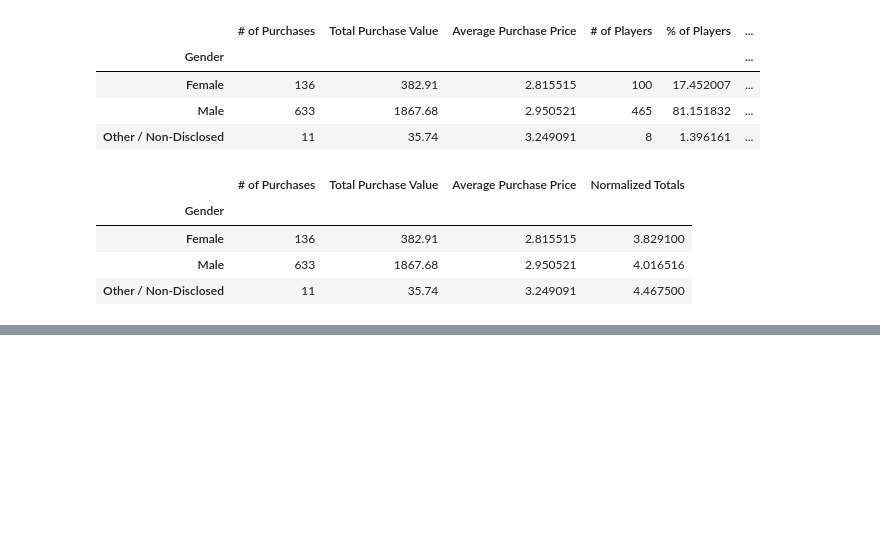
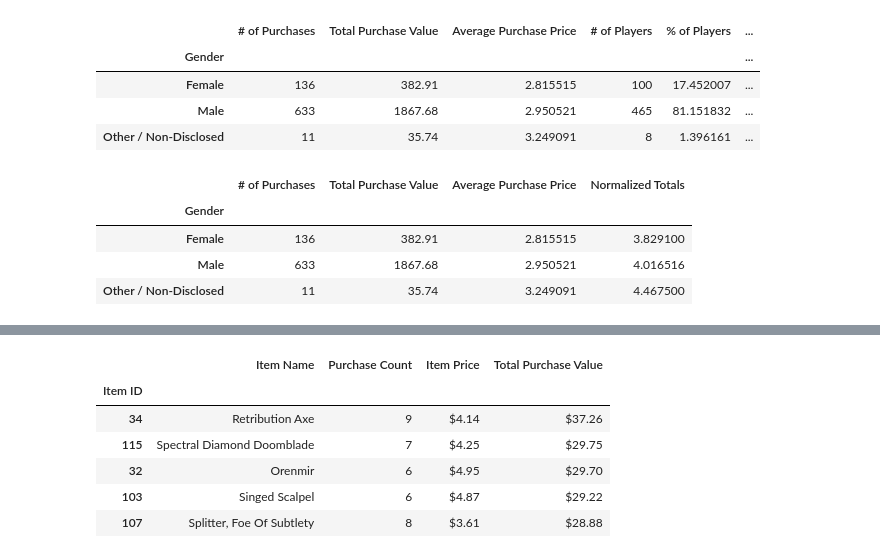
Before and after one commit to sarahdagher/HeroesOfPymoli, a Jupyter notebook: HeroesOfPymoli.ipynb, the cells around one changed output, grey strips where cells are left out. Drawn from its saved outputs; the diff is of its cells as text; code cells hidden in the pictures; blank space fills up the shorter version.

```diff
--- a/HeroesOfPymoli.ipynb
+++ b/HeroesOfPymoli.ipynb
@@ -125,0 +137,10 @@ pur_analysis_gen
+# %%
+#create rows based on age ranges
+pur_df.loc[(pur_df['Age'] < 10), 'age_bin'] = "< 10"
+pur_df.loc[(pur_df['Age'] >= 10) & (pur_df['Age'] <= 14), 'age_bin'] = "10 - 14"
+pur_df.loc[(pur_df['Age'] >= 15) & (pur_df['Age'] <= 19), 'age_bin'] = "15 - 19"
+pur_df.loc[(pur_df['Age'] >= 20) & (pur_df['Age'] <= 24), 'age_bin'] = "20 - 24"
+pur_df.loc[(pur_df['Age'] >= 25) & (pur_df['Age'] <= 29), 'age_bin'] = "25 - 29"
+pur_df.loc[(pur_df['Age'] >= 30) & (pur_df['Age'] <= 34), 'age_bin'] = "30 - 34"
+pur_df.loc[(pur_df['Age'] >= 35) & (pur_df['Age'] <= 39), 'age_bin'] = "35 - 39"
+pur_df.loc[(pur_df['Age'] >= 40), 'age_bin'] = "> 40"
@@ -125,0 +253,20 @@ pur_analysis_gen
+# %%
+top_5_profit = pd.DataFrame(pur_df.groupby('Item ID')['Price'].sum())
+top_5_profit.sort_values('Price', ascending = False, inplace = True)
+top_5_profit = top_5_profit.iloc[0:5][:]
+pur_count_profit = pd.DataFrame(pur_df.groupby('Item ID')['Item ID'].count())
+
+top_5_profit = pd.merge(top_5_profit, pur_count_profit, left_index = True, right_index = True, how = 'left')
+top_5_merge_profit = pd.merge(top_5_profit, no_dup_items, left_index = True, right_on = 'Item ID', how = 'left')
+top_5_merge_profit = top_5_merge_profit[['Item ID', 'Item Name', 'Item ID_x', 'Price_y','Price_x']]
+top_5_merge_profit.set_index(['Item ID'], inplace=True)
+top_5_merge_profit.rename(columns = {'Item ID_x': 'Purchase Count', 'Price_y': 'Item Price', 'Price_x': 'Total Purchase Value'}, inplace = True)
+top_5_merge_profit.style.format({'Item Price': '${:.2f}', 'Total Purchase Value': '${:.2f}'})
+# %% [output]
+|  | Item Name | Purchase Count | Item Price | Total Purchase Value |
+| Item ID |  |  |  |  |
+| 34 | Retribution Axe | 9 | $4.14 | $37.26 |
+| 115 | Spectral Diamond Doomblade | 7 | $4.25 | $29.75 |
+| 32 | Orenmir | 6 | $4.95 | $29.70 |
+| 103 | Singed Scalpel | 6 | $4.87 | $29.22 |
+| 107 | Splitter, Foe Of Subtlety | 8 | $3.61 | $28.88 |
```
Also changed, not shown: parts of 24 cells of this notebook.
